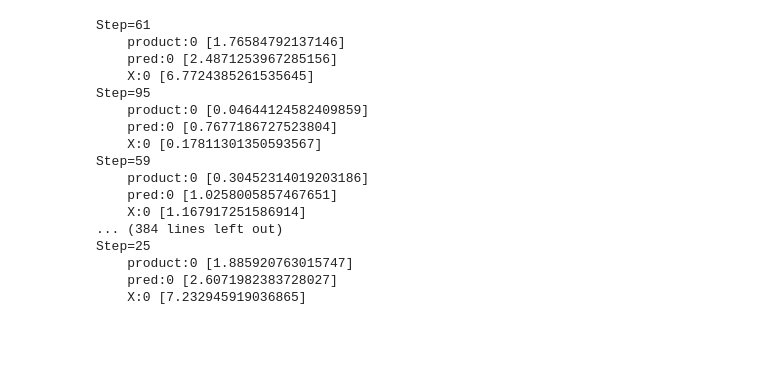
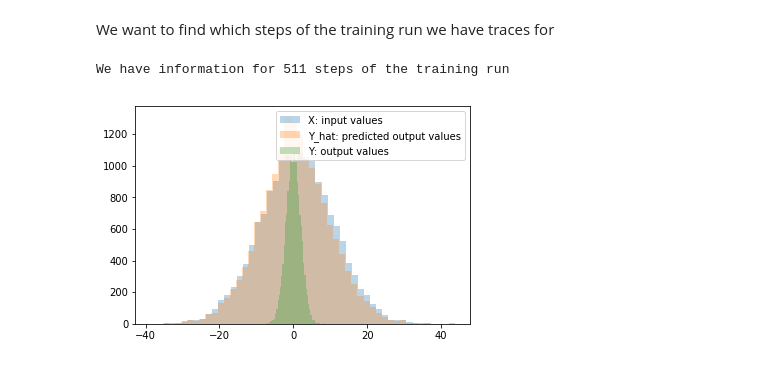
Before and after one commit to andreaolgiati/montecarlo_tf, a Jupyter notebook: notebooks/inputcheck/MontecarloInputCheck.ipynb, the cells around one changed output. Drawn from its saved outputs; the diff is of its cells as text; code cells hidden in the pictures; blank space fills up the shorter version.

```diff
--- a/notebooks/inputcheck/MontecarloInputCheck.ipynb
+++ b/notebooks/inputcheck/MontecarloInputCheck.ipynb
@@ -7,18 +90,21 @@ The autoreload extension is already loaded. To reload it, use:
 # %%
+%matplotlib inline
+
+import matplotlib
+import numpy as np
+import matplotlib.pyplot as plt
 import os
 import sys
+
+# Adjust this path to match your Tornasole installation
 sys.path.append('/Users/olg/Software/tornasole_tf/')
 
 from tornasole_rules.run_catalog import LocalRunCatalog
 from tornasole_rules.local_run import LocalRun
 
-tdir = "../test/ts_outputs/train"
-idir = "../test/ts_outputs/infer"
+tdir = "./ts_outputs/train"
+idir = "./ts_outputs/infer"
 
+# We scan the disc to find the training run
 training_run_catalog = LocalRunCatalog(tdir)
 inference_run_catalog = LocalRunCatalog(idir)
-
-training_run_names = training_run_catalog.list_candidates()
-for training_run_name in training_run_names:
-    print( f'Training Run {training_run_name}')
-    tr = LocalRun(training_run_name, os.path.join(tdir,training_run_name))
@@ -76,24 +125,25 @@ ir.getsteps()
-# %%
-for istep in ir.getsteps():
-    print( f'Step={istep}')
-    for itensor in ir.step(istep).get_tensornames():
-        tv = ir.step(istep).get_tensor(itensor)
-        print( f'    {tv.name} {tv.as_numpy()}' )
-# %% [output]
-Step=61
-    product:0 [1.76584792137146]
-    pred:0 [2.4871253967285156]
-    X:0 [6.7724385261535645]
-Step=95
-    product:0 [0.04644124582409859]
-    pred:0 [0.7677186727523804]
-    X:0 [0.17811301350593567]
-Step=59
-    product:0 [0.30452314019203186]
-    pred:0 [1.0258005857467651]
-    X:0 [1.167917251586914]
-... (384 lines left out)
-Step=25
-    product:0 [1.885920763015747]
-    pred:0 [2.6071982383728027]
-    X:0 [7.232945919036865]
+# %% [markdown]
+We want to find which steps of the training run we have traces for
+# %%
+print( f'We have information for {len(tr.getsteps())} steps of the training run' )
+
+def all_vals(run, name):
+    vs = []
+    for st in run.getsteps():
+        v = run.step(st).get_tensor(name).as_numpy()
+        #print(v)
+        vs.append(v)
+    return np.array(vs)
+
+xs_train = all_vals(tr,"X:0").flatten()
+ys_train = all_vals(tr,"Y:0").flatten()
+y_hats_train = all_vals(tr, "Y_hat:0").flatten()
+
+plt.hist(ys_train,bins=50, alpha=0.3, label="X: input values")
+plt.hist(y_hats_train,bins=50, alpha=0.3, label="Y_hat: predicted output values")
+plt.hist(xs_train,bins=50, alpha=0.3, label="Y: output values")
+plt.legend()
+plt.show()
+# %% [output]
+We have information for 511 steps of the training run
+[figure, added]
```
Also changed, not shown: parts of 25 cells of this notebook, 2 other files.
